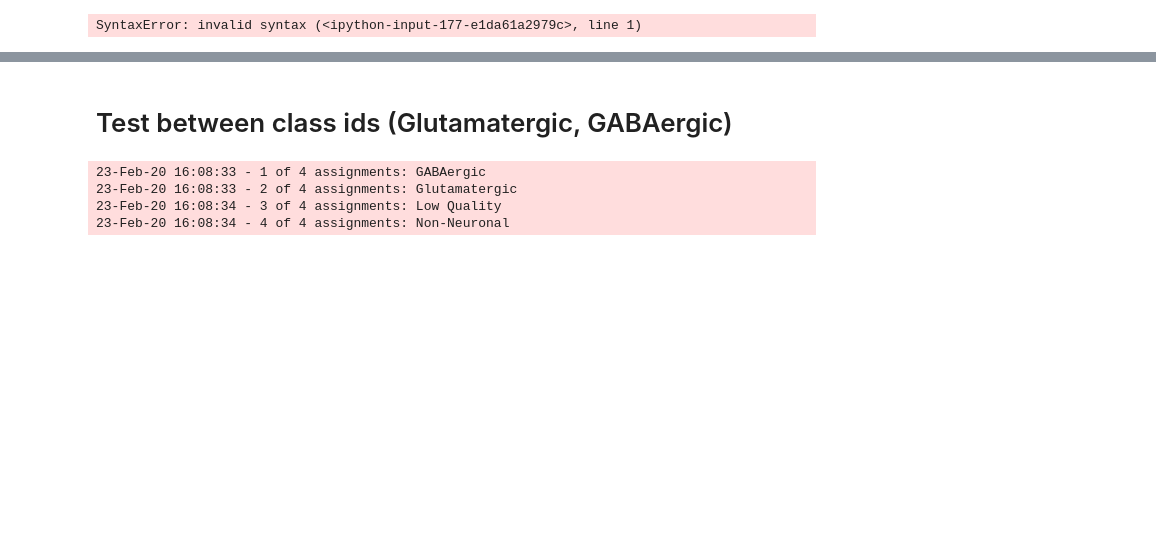
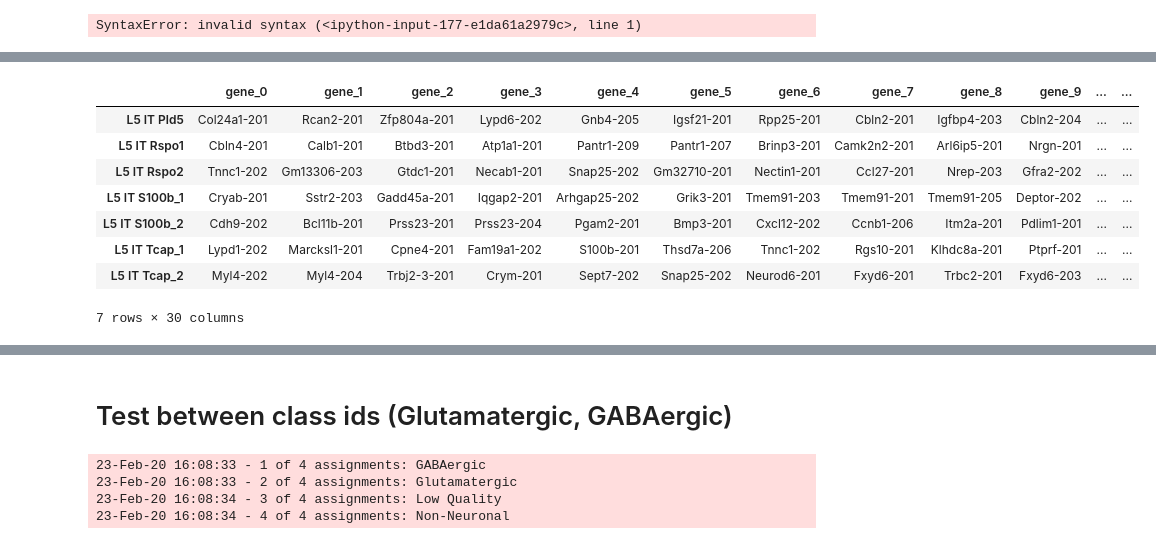
Before and after one commit to pachterlab/BYVSTZP_2020, a Jupyter notebook: analysis/level_1.ipynb, the cells around one changed output, grey strips where cells are left out. Drawn from its saved outputs; the diff is of its cells as text; code cells hidden in the pictures; blank space fills up the shorter version.

```diff
--- a/analysis/level_1.ipynb
+++ b/analysis/level_1.ipynb
@@ -470,0 +576,8 @@ SyntaxError: invalid syntax (<ipython-input-177-e1da61a2979c>, line 1)
+# %%
+%%time
+features    = l5gene.var.gene_name.values
+assignments = l5gene.obs.cluster_label.values
+
+unique = np.unique(assignments)
+
+print_top_features(features, unique, pval_corr, cnum=-1)[-10:]
@@ -470,0 +638,8 @@ SyntaxError: invalid syntax (<ipython-input-177-e1da61a2979c>, line 1)
+# %%
+%%time
+features    = l5iso.var.transcript_name.values
+assignments = l5iso.obs.cluster_label.values
+
+unique = np.unique(assignments)
+
+print_top_features(features, unique, pval_iso_corr, cnum=-1)[-10:]
@@ -470,0 +652,27 @@ SyntaxError: invalid syntax (<ipython-input-177-e1da61a2979c>, line 1)
+# %%
+d = defaultdict()
+ng = 30
+for i in range(ng):
+    d["gene_{}".format(i)] = ""
+
+isoform_markers = pd.DataFrame(d, index=unique)
+
+d = defaultdict()
+for i in range(ng):
+    d["pval_corr_{}".format(i)] = 1
+
+isoform_pvals = pd.DataFrame(d, index=unique)
+# %%
+mat         = l5iso.X
+components  = l5iso.obs.cell_id.values
+features    = l5iso.var.transcript_name.values
+assignments = l5iso.obs.cluster_label.values
+
+unique = np.unique(assignments)
+
+for cidx, c in enumerate(unique):
+    print(c)
+    markers = print_top_features(features, unique, pval_iso_corr, cnum=cidx)[::-1]
+    if len(markers) < ng: markers = np.append(markers, [np.nan]*(ng-len(markers)))
+    elif len(markers)>ng: markers = markers[:ng]
+    isoform_markers.loc[c] = markers
@@ -470,0 +687,12 @@ SyntaxError: invalid syntax (<ipython-input-177-e1da61a2979c>, line 1)
+# %%
+isoform_markers
+# %% [output]
+|  | gene_0 | gene_1 | gene_2 | gene_3 | gene_4 | gene_5 | gene_6 | gene_7 | gene_8 | gene_9 | ... | ... |
+| L5 IT Pld5 | Col24a1-201 | Rcan2-201 | Zfp804a-201 | Lypd6-202 | Gnb4-205 | Igsf21-201 | Rpp25-201 | Cbln2-201 | Igfbp4-203 | Cbln2-204 | ... | ... |
+| L5 IT Rspo1 | Cbln4-201 | Calb1-201 | Btbd3-201 | Atp1a1-201 | Pantr1-209 | Pantr1-207 | Brinp3-201 | Camk2n2-201 | Arl6ip5-201 | Nrgn-201 | ... | ... |
+| L5 IT Rspo2 | Tnnc1-202 | Gm13306-203 | Gtdc1-201 | Necab1-201 | Snap25-202 | Gm32710-201 | Nectin1-201 | Ccl27-201 | Nrep-203 | Gfra2-202 | ... | ... |
+| L5 IT S100b_1 | Cryab-201 | Sstr2-203 | Gadd45a-201 | Iqgap2-201 | Arhgap25-202 | Grik3-201 | Tmem91-203 | Tmem91-201 | Tmem91-205 | Deptor-202 | ... | ... |
+| L5 IT S100b_2 | Cdh9-202 | Bcl11b-201 | Prss23-201 | Prss23-204 | Pgam2-201 | Bmp3-201 | Cxcl12-202 | Ccnb1-206 | Itm2a-201 | Pdlim1-201 | ... | ... |
+| L5 IT Tcap_1 | Lypd1-202 | Marcksl1-201 | Cpne4-201 | Fam19a1-202 | S100b-201 | Thsd7a-206 | Tnnc1-202 | Rgs10-201 | Klhdc8a-201 | Ptprf-201 | ... | ... |
+| L5 IT Tcap_2 | Myl4-202 | Myl4-204 | Trbj2-3-201 | Crym-201 | Sept7-202 | Snap25-202 | Neurod6-201 | Fxyd6-201 | Trbc2-201 | Fxyd6-203 | ... | ... |
+7 rows × 30 columns
```
Also changed, not shown: parts of 38 cells of this notebook, 6 other files.
